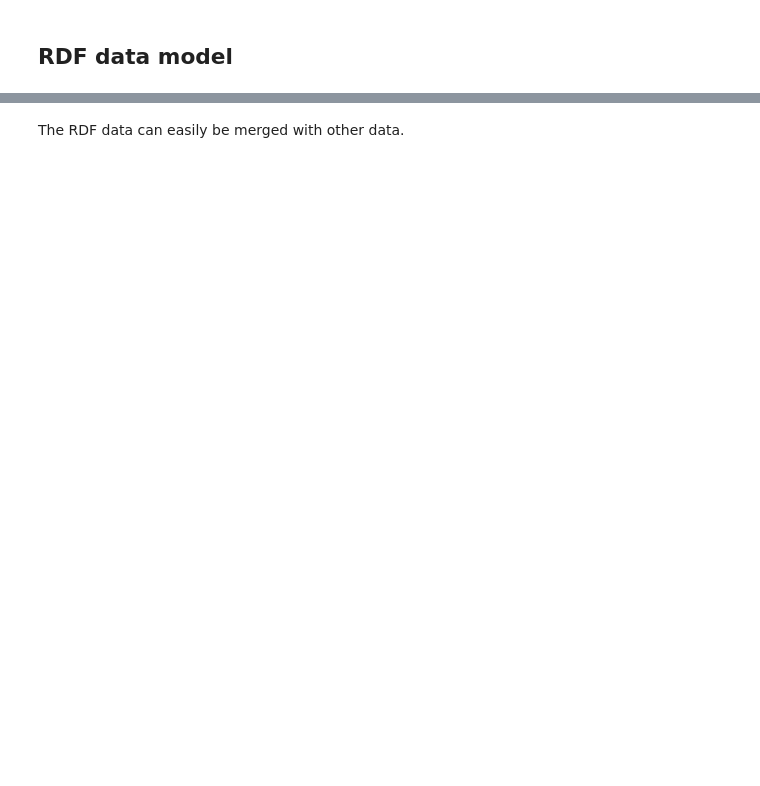
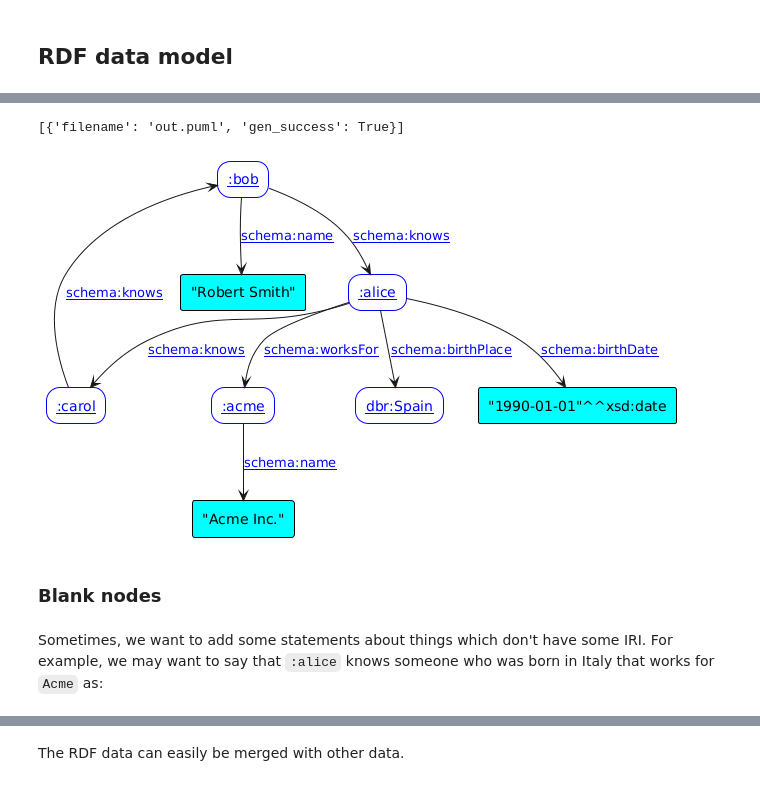
Before and after one commit to rudof-project/tutorials, a Jupyter notebook: rudof/rdf.ipynb, the cells around one changed output, grey strips where cells are left out. Cells and saved outputs as stored; diff of their text form; code cells hidden in the pictures; blank space fills up the shorter version.

```diff
--- a/rudof/rdf.ipynb
+++ b/rudof/rdf.ipynb
@@ -33,0 +142,12 @@ rudof.read_data_str("<http://example.org/alice> <http://example.org/knows> <http
+# %%
+!rm -f out.puml out.png
+uml = rudof.data2plantuml_file('out.puml')
+!python -m plantuml out.puml
+Image(f"out.png")
+# %% [output]
+[{'filename': 'out.puml', 'gen_success': True}]
+[figure, added]
+# %% [markdown]
+### Blank nodes
+# %% [markdown]
+Sometimes, we want to add some statements about things which don't have some IRI. For example, we may want to say that `:alice` knows someone who was born in Italy that works for `Acme` as:
```
Also changed, not shown: parts of 38 cells of this notebook, 16 other files.
